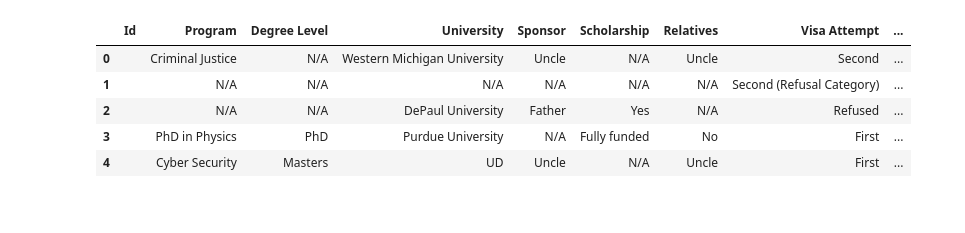
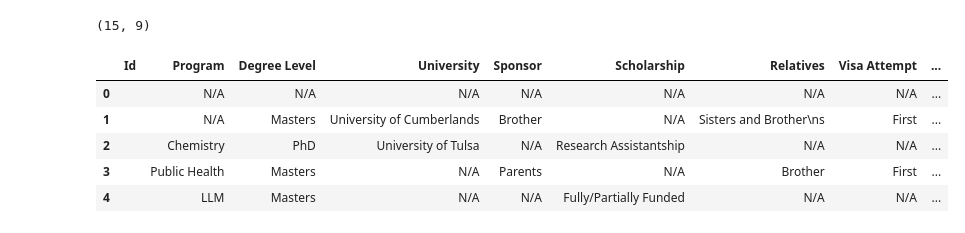
Before and after one commit to AseemShehzad/visa-approval-prediction-model, a Jupyter notebook: Data Structuring.ipynb, the cells around one changed output. Saved outputs shown, nothing was run; the diff lists cells and outputs as text; code cells hidden in the pictures.

```diff
--- a/Data Structuring.ipynb
+++ b/Data Structuring.ipynb
@@ -19,12 +17,12 @@ pd.DataFrame(post_list).to_csv(r"data\all_posts_new.csv")
+# %%
+post_list = pd.read_csv(r'data\all_posts_1.csv')["0"].tolist()
 # %%
 ### remove posts that are too short or too long
-
 for post in post_list:
-        if len(post) < 250 or len(post) > 5000:
+        if len(post) < 250 or len(post) > 6000:
             post_list.remove(post)
 # %%
-%%time
 messages = []
 responses = []
 disclaimer = "One word answers only. Answer in the following format. Program: Degree Level: Univsersity: Sponsor: Scholarship: Relatives: Visa Attempt: Visa Result:"
-system_message = "You are a keyword extractor! Your job is to answer in the following question, strictly speaking, in only one word: What program is applicant applying for? What degree level is he applying or, bachelors, masters or phd? Which university is he applying visa to? Who is sponsoring the applicant? Did he recieve any scholarship? Did he had any relatives in US? How many visa attempts he has had(if not mentioned, it's first)? Was his visa approved or refused? If not applicable, say 'N/A' Program: Degree Level: University: Sponsor: Scholarship: Relatives: Visa Attempts: Visa Status:"
+system_message = "You are a keyword extractor! Your job is to answer in the following question, strictly speaking, in only one word: What program is applicant applying for? What degree level is he applying or, bachelors, masters or phd? Which university is he applying visa to? Who is sponsoring the applicant? Did he recieve any scholarship? Did he had any relatives in US? How many visa attempts he has had(if not mentioned, it's first)? Was his visa approved or refused? If not applicable, say 'N/A' Program: Degree Level: University: Sponsor: Scholarship: Relatives: Visa Attempts: Visa Status:(Consider 'Refused under 221g' as 'Approved')"
@@ -32,13 +30,13 @@ sample_question = "Visa interview Islamabad Texas A&M university 5th Aug: 11:30a
 sample_answer = "Program: Health Sciences Degree Level: Bachelors University: Texas A&M University Sponsor: Father Scholarship: N/A Relatives: Uncle Visa Attempts: First Visa Result: Approved"
 
-for i in range(0, len(filtered_list)):
-    time.sleep(3)
+for i in range(31+22+92+15, len(post_list)):
+    time.sleep(1) # to prevent API from crashing
     completion = openai.ChatCompletion.create(
-      model="gpt-3.5-turbo", # this is "ChatGPT" $0.002 per 1k tokens
+      model="gpt-3.5-turbo",
       messages=[{"role": "system", "content": system_message},
                 {"role": "user", "content": sample_question},
                 {"role": "assistant", "content": sample_answer},
-               {"role": "user", "content": disclaimer + filtered_list[i]}],
+               {"role": "user", "content": disclaimer + post_list[i]}],
         temperature = 0
     )
     responses.append(completion.choices[0].message.content)
@@ -87,13 +66,15 @@ Skipping Response Number: 367 *** Response: N/A...
 # %%
-# Create a pandas DataFrame with the extracted data
+final_data
 df = pd.DataFrame(final_data)
+print(df.shape)
 df.head()
 # %% [output]
+(15, 9)
 |  | Id | Program | Degree Level | University | Sponsor | Scholarship | Relatives | Visa Attempt | ... |
-| 0 |  | Criminal Justice | N/A | Western Michigan University | Uncle | N/A | Uncle | Second | ... |
-| 1 |  | N/A | N/A | N/A | N/A | N/A | N/A | Second (Refusal Category) | ... |
-| 2 |  | N/A | N/A | DePaul University | Father | Yes | N/A | Refused | ... |
-| 3 |  | PhD in Physics | PhD | Purdue University | N/A | Fully funded | No | First | ... |
-| 4 |  | Cyber Security | Masters | UD | Uncle | N/A | Uncle | First | ... |
+| 0 |  | N/A | N/A | N/A | N/A | N/A | N/A | N/A | ... |
+| 1 |  | N/A | Masters | University of Cumberlands | Brother | N/A | Sisters and Brother\ns | First | ... |
+| 2 |  | Chemistry | PhD | University of Tulsa | N/A | Research Assistantship | N/A | N/A | ... |
+| 3 |  | Public Health | Masters | N/A | Parents | N/A | Brother | First | ... |
+| 4 |  | LLM | Masters | N/A | N/A | Fully/Partially Funded | N/A | N/A | ... |
 # %%
 ### Saving the data
```
Also changed, not shown: parts of 5 cells of this notebook, 27 other files.
